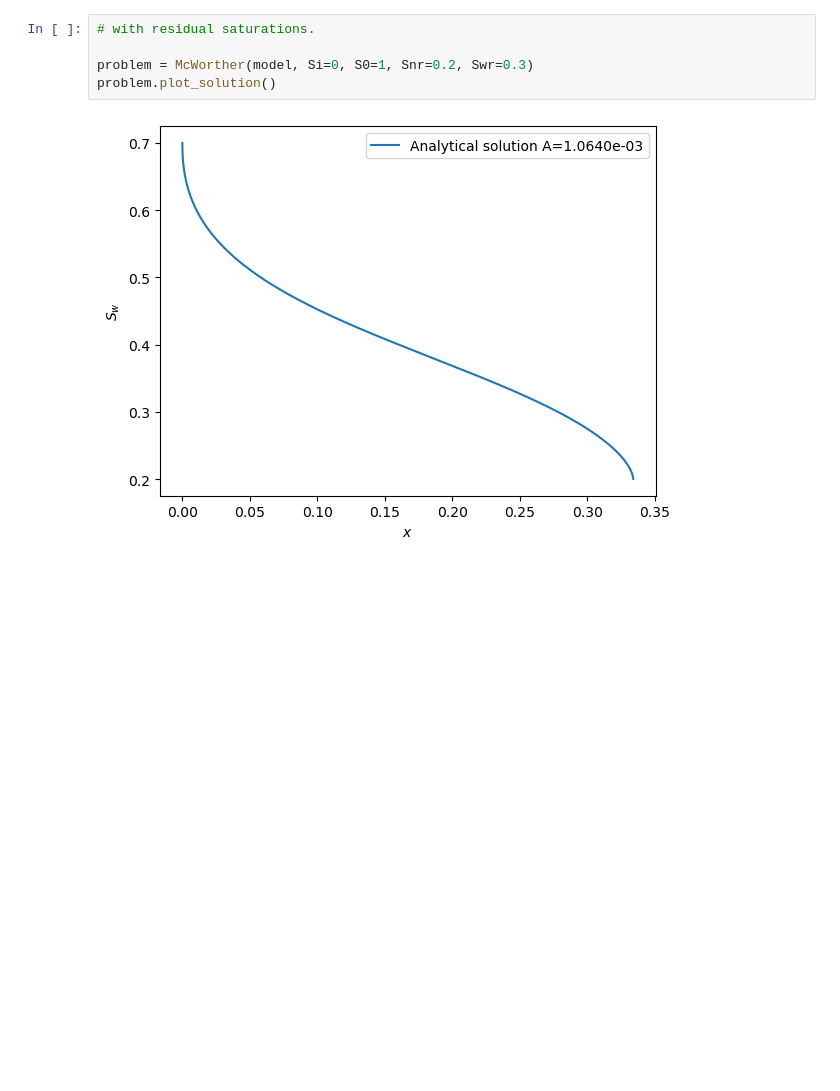
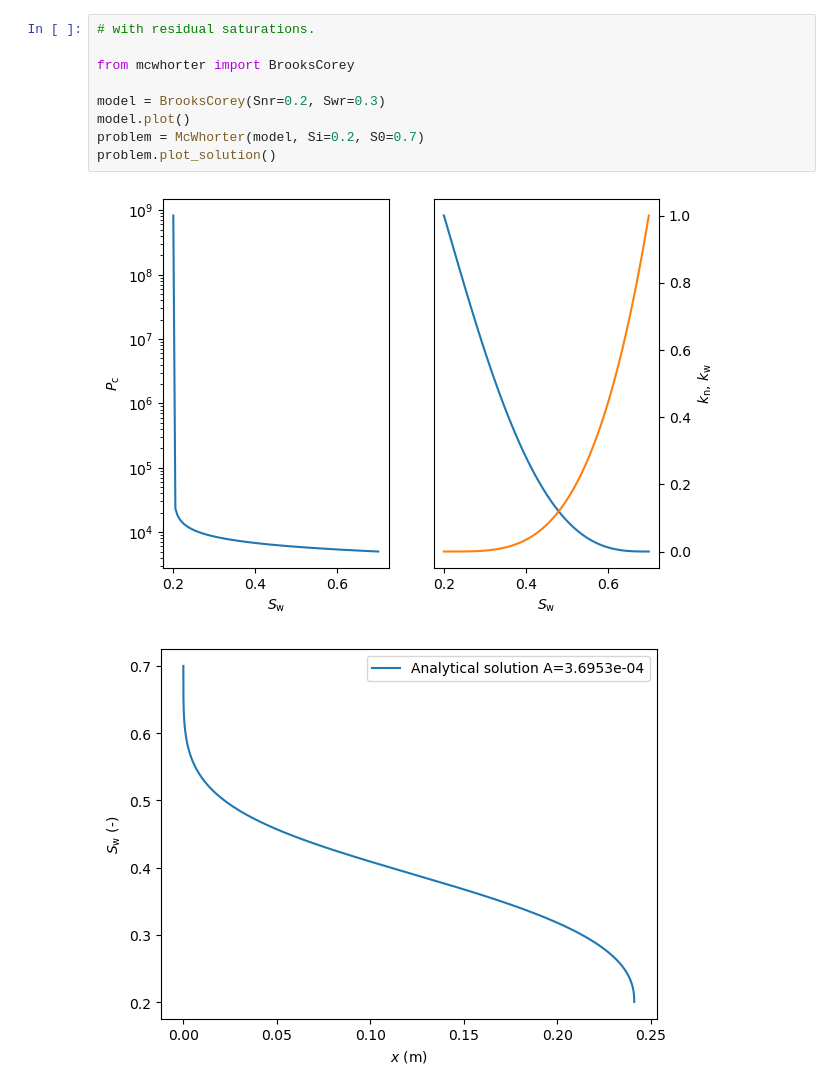
Before and after one commit to jtecklenburg/binder-ogs-requirements, a Jupyter notebook: McWorther/mcworther_problem.ipynb, the cells around one changed output. Saved outputs shown, nothing was run; the diff lists cells and outputs as text; blank space fills up the shorter version.

```diff
--- a/McWorther/mcworther_problem.ipynb
+++ b/McWorther/mcworther_problem.ipynb
@@ -37,7 +37,12 @@ plt.show()
 # %%
 # with residual saturations.
 
-problem = McWorther(model, Si=0, S0=1, Snr=0.2, Swr=0.3)
+from mcwhorter import BrooksCorey
+
+model = BrooksCorey(Snr=0.2, Swr=0.3)
+model.plot()
+problem = McWhorter(model, Si=0.2, S0=0.7)
 problem.plot_solution()
 # %% [output]
-[figure, old version]
+[figure, new version]
+[figure, added]
```
Also changed, not shown: parts of 3 cells of this notebook, 3 other files.
